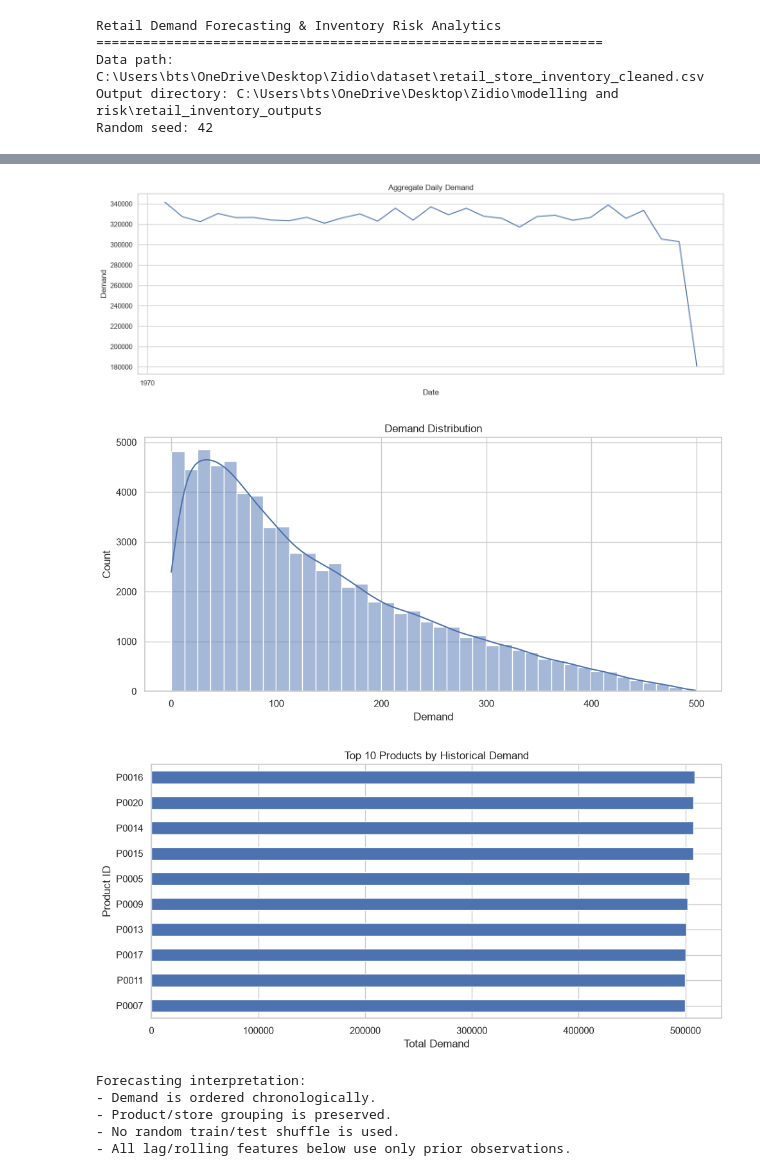
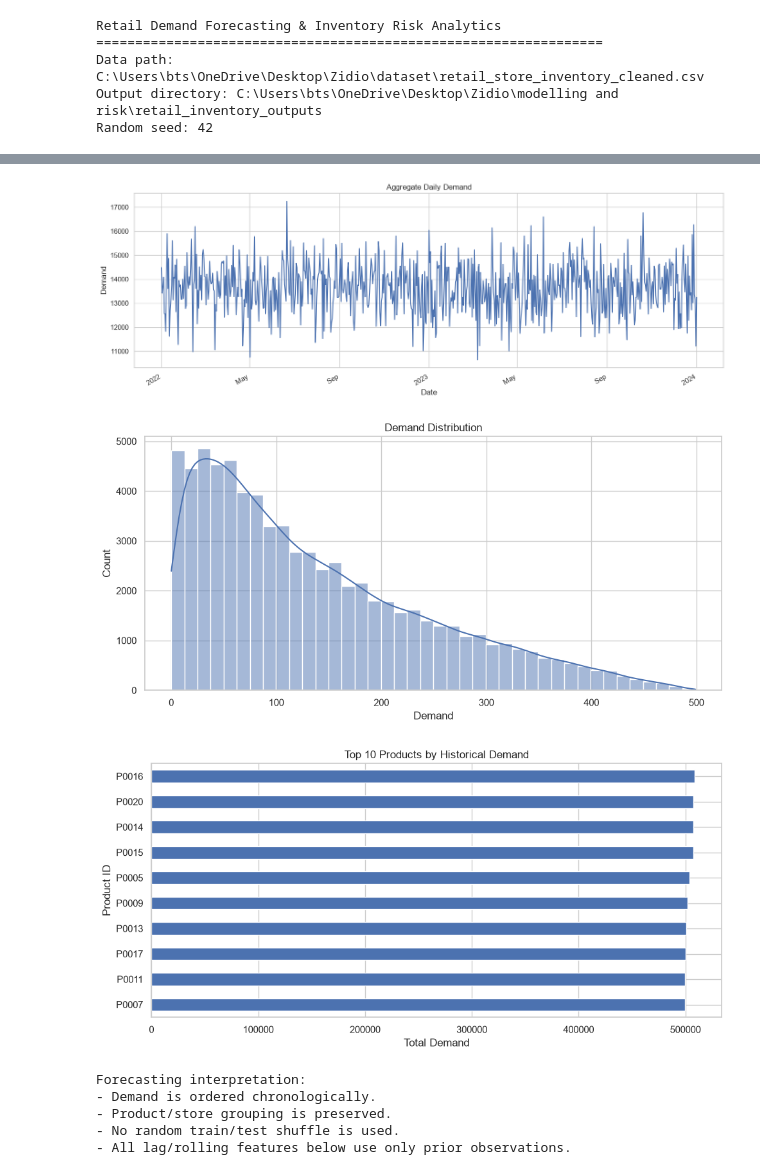
Before and after one commit to aarush2557/Zidio-Development, a Jupyter notebook: modelling and risk/Project_Foresight.ipynb, the cells around one changed output, grey strips where cells are left out. Saved outputs shown, nothing was run; the diff lists cells and outputs as text; code cells hidden in the pictures.

Commit message:
Fix date handling in Project Foresight graphs By Aarush Tyagi

```diff
--- a/modelling and risk/Project_Foresight.ipynb
+++ b/modelling and risk/Project_Foresight.ipynb
@@ -42,6 +42,14 @@ print("=" * 65)
 print(f"Data path: {DATA_PATH}")
 print(f"Output directory: {OUTPUT_DIR.resolve()}")
 print(f"Random seed: {SEED}")
+
+
+# Matplotlib date formatting is configured centrally so time-series charts
+# display the actual calendar years from the dataset.
+import matplotlib.dates as mdates
+
+DATE_MAJOR_LOCATOR = mdates.AutoDateLocator(minticks=4, maxticks=8)
+DATE_MAJOR_FORMATTER = mdates.ConciseDateFormatter(DATE_MAJOR_LOCATOR)
 # %% [output]
 Retail Demand Forecasting & Inventory Risk Analytics
 =================================================================
@@ -273,37 +388,40 @@ ax.plot(daily_demand[date_column], daily_demand[target_column], linewidth=1.5)
 ax.set_title("Aggregate Daily Demand")
 ax.set_xlabel("Date")
 ax.set_ylabel("Demand")
+ax.xaxis.set_major_locator(DATE_MAJOR_LOCATOR)
+ax.xaxis.set_major_formatter(DATE_MAJOR_FORMATTER)
+fig.autofmt_xdate()
 plt.tight_layout()
 plt.show()
 
 fig, ax = plt.subplots(figsize=(10, 5))
 sns.histplot(df[target_column], bins=40, kde=True, ax=ax)
 ax.set_title("Demand Distribution")
 ax.set_xlabel("Demand")
 plt.tight_layout()
 plt.show()
 
 if product_column in df.columns:
     top_products = (
         df.groupby(product_column)[target_column]
           .sum()
           .nlargest(10)
           .sort_values()
     )
     fig, ax = plt.subplots(figsize=(10, 5))
     top_products.plot(kind="barh", ax=ax)
     ax.set_title("Top 10 Products by Historical Demand")
     ax.set_xlabel("Total Demand")
     plt.tight_layout()
     plt.show()
 
 print("Forecasting interpretation:")
 print("- Demand is ordered chronologically.")
 print("- Product/store grouping is preserved.")
 print("- No random train/test shuffle is used.")
 print("- All lag/rolling features below use only prior observations.")
 # %% [output]
-[figure, old version]
+[figure, new version]
 [figure]
 [figure]
 Forecasting interpretation:
```
Also changed, not shown: parts of 16 cells of this notebook, 24 other files.
